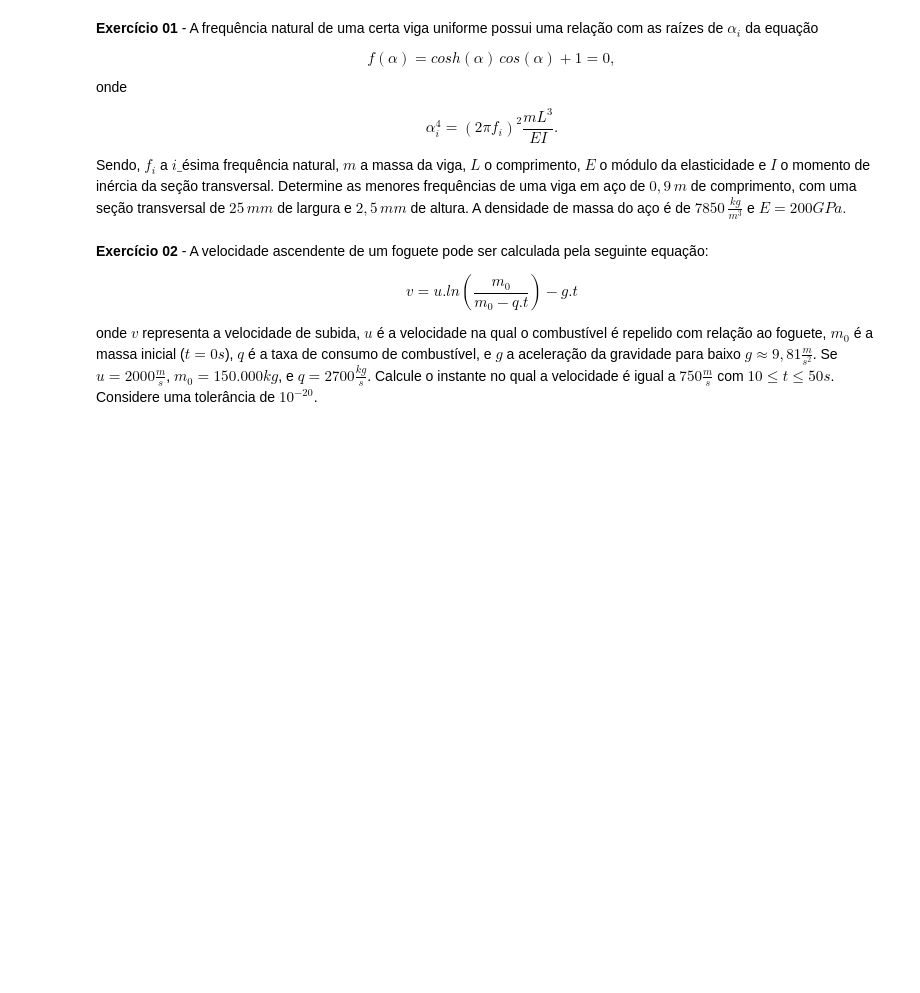
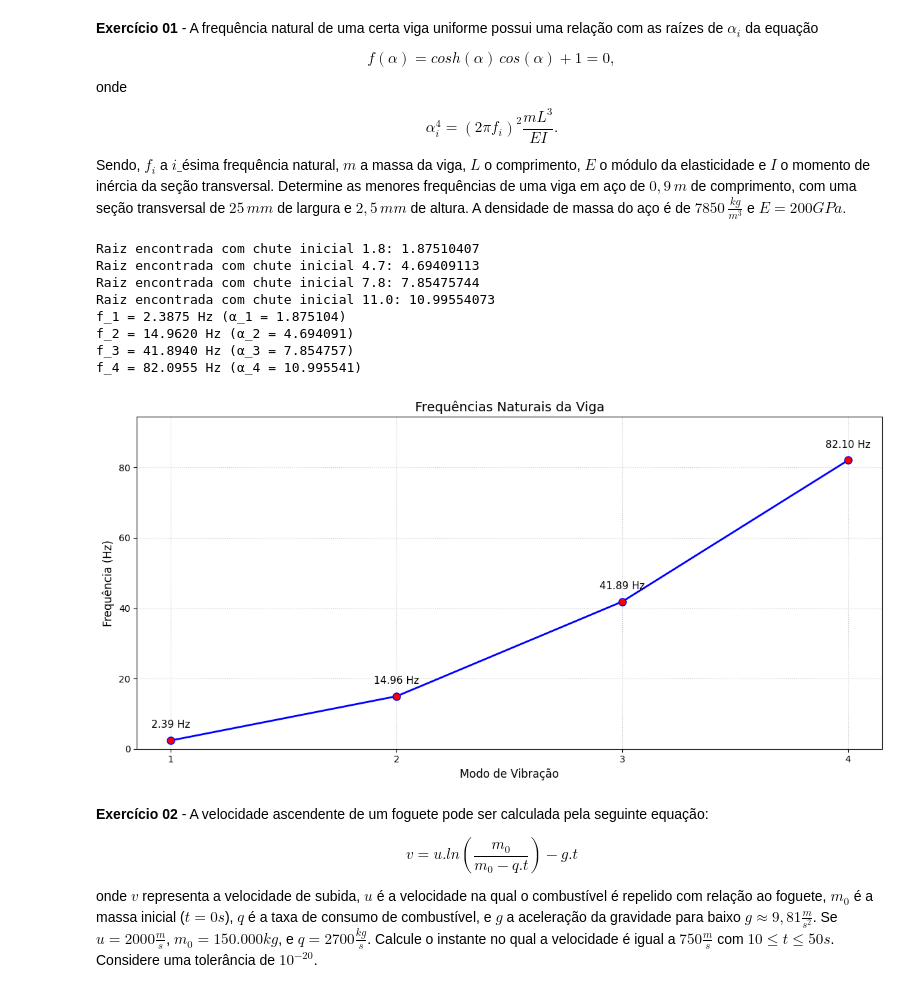
Before and after one commit to DanielMedeiros1/LAB-CN, a Jupyter notebook: Lab_02NOVO.ipynb, the cells around one changed output. Saved outputs shown, nothing was run; the diff lists cells and outputs as text; code cells hidden in the pictures; blank space fills up the shorter version.

```diff
--- a/Lab_02NOVO.ipynb
+++ b/Lab_02NOVO.ipynb
@@ -214,6 +214,85 @@ onde
 \end{equation*}
 
 Sendo, $f_i$ a ${i\_}$ésima frequência natural, $m$ a massa da viga, $L$ o comprimento, $E$ o módulo da elasticidade e $I$ o momento de inércia da seção transversal. Determine as menores frequências de uma viga em aço de $0,9\,m$ de comprimento, com uma seção transversal de $25\,mm$ de largura e $2,5\,mm$ de altura. A densidade de massa do aço é de $7850\,\frac{kg}{m^3}$ e $E = 200GPa.$
+# %%
+import numpy as np
+import matplotlib.pyplot as plt
+
+L = 0.9
+largura = 25e-3
+altura = 2.5e-3
+densidade = 7850
+E = 200e9
+
+area_secao = largura * altura
+m = densidade * area_secao
+I = (largura * altura**3) / 12
+
+
+def f(alpha):
+    return np.cosh(alpha) * np.cos(alpha) + 1
+
+def df(alpha):
+    return np.sinh(alpha) * np.cos(alpha) - np.cosh(alpha) * np.sin(alpha)
+
+
+def newton_method(f, df, x0, tol=1e-12, iteracoes=1000):
+    x = x0
+    for _ in range(iteracoes):
+        fx = f(x)
+        if abs(fx) < tol:
+            return x
+        dfx = df(x)
+        x_novo = x - fx / dfx
+        if abs(x_novo - x) < tol:
+            return x_novo
+        x = x_novo
+    return x
+
+
+chutes_iniciais = [1.8, 4.7, 7.8, 11.0]
+raizes = []
+
+for chutes in chutes_iniciais:
+    raiz = newton_method(f, df, chutes)
+    raizes.append(raiz)
+    print(f"Raiz encontrada com chute inicial {chutes}: {raiz:.8f}")
+
+frequencias = []
+for i, alpha in enumerate(raizes, 1):
+    fi = (alpha**2 / (2 * np.pi)) * np.sqrt(E * I / (m * L**3))
+    frequencias.append(fi)
+    print(f"f_{i} = {fi:.4f} Hz (α_{i} = {alpha:.6f})")
+
+
+
+plt.figure(figsize=(12,6))
+plt.plot(range(1,5), frequencias, 'o-', color='blue',
+         markersize=8, linewidth=2, markerfacecolor='red')
+
+for i, freq in enumerate(frequencias, 1):
+    plt.text(i, freq+3, f'{freq:.2f} Hz',
+             ha='center', va='bottom', fontsize=11)
+
+plt.grid(True, linestyle=':', alpha=0.7)
+plt.title('Frequências Naturais da Viga', fontsize=14)
+plt.xlabel('Modo de Vibração', fontsize=12)
+plt.ylabel('Frequência (Hz)', fontsize=12)
+plt.xticks(range(1,5))
+max_freq = max(frequencias)
+plt.ylim(0, max_freq * 1.15)
+plt.tight_layout()
+plt.show()
+# %% [output]
+Raiz encontrada com chute inicial 1.8: 1.87510407
+Raiz encontrada com chute inicial 4.7: 4.69409113
+Raiz encontrada com chute inicial 7.8: 7.85475744
+Raiz encontrada com chute inicial 11.0: 10.99554073
+f_1 = 2.3875 Hz (α_1 = 1.875104)
+f_2 = 14.9620 Hz (α_2 = 4.694091)
+f_3 = 41.8940 Hz (α_3 = 7.854757)
+f_4 = 82.0955 Hz (α_4 = 10.995541)
+[figure, added]
 # %% [markdown]
 **Exercício 02** - A velocidade ascendente de um foguete pode ser calculada pela seguinte equação:
 
```
